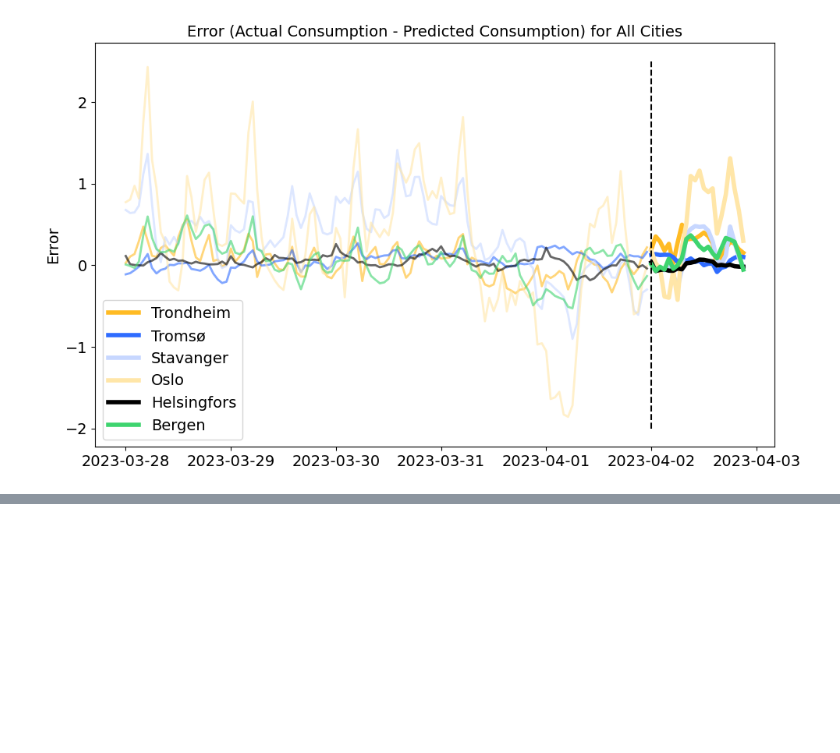
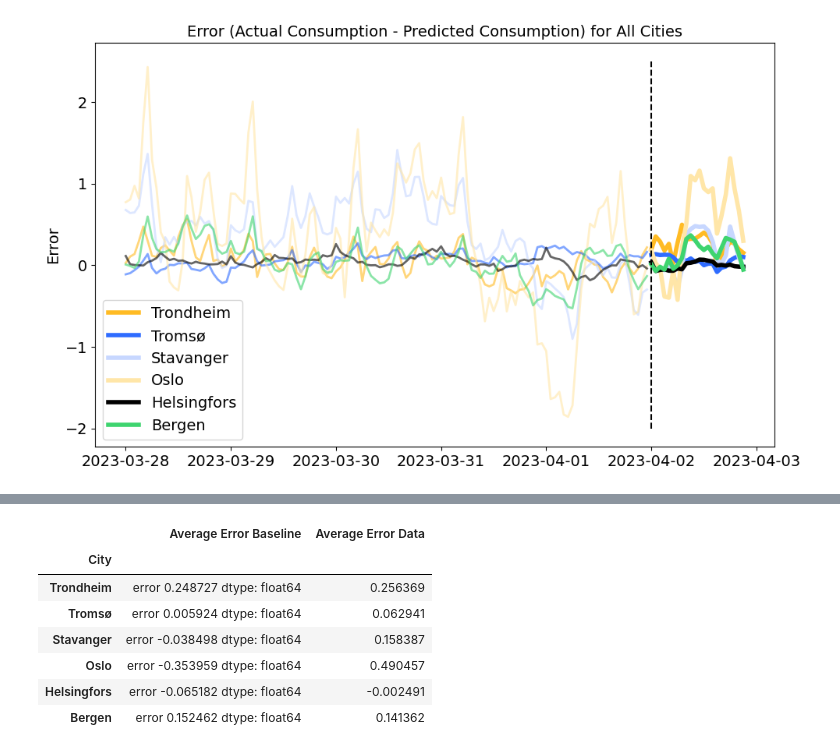
Before and after one commit to elibir/tdt4259-group75, a Jupyter notebook: scripts/error_visualisation.ipynb, the cells around one changed output, grey strips where cells are left out. Saved outputs shown, nothing was run; the diff lists cells and outputs as text; code cells hidden in the pictures; blank space fills up the shorter version.

```diff
--- a/scripts/error_visualisation.ipynb
+++ b/scripts/error_visualisation.ipynb
@@ -60,0 +241,14 @@ plt.show()
+# %%
+# For error_baseline, assuming it's a dictionary of Series:
+average_error_baseline = {city: errors.mean() for city, errors in error_baseline.items()}
+
+# For error_data, assuming it's a dictionary of DataFrames with an 'error' column:
+average_error_data = {city: df['error'].mean() for city, df in error_data.items()}
+# %%
+print("Average Error in Baseline:")
+for city, avg_error in average_error_baseline.items():
+    print(f"{city}: {avg_error}")
+
+print("\nAverage Error in Data:")
+for city, avg_error in average_error_data.items():
+    print(f"{city}: {avg_error}")
@@ -60,0 +273,27 @@ plt.show()
+# %%
+# Calculate average error for each city in error_baseline
+average_error_baseline = {city: series.mean() for city, series in error_baseline.items()}
+
+# Calculate average error for each city in error_data
+average_error_data = {city: df['error'].mean() for city, df in error_data.items()}
+
+# Now, create a DataFrame with the average errors
+df_average_errors = pd.DataFrame({
+    'City': average_error_baseline.keys(),
+    'Average Error Baseline': average_error_baseline.values(),
+    'Average Error Data': average_error_data.values()
+})
+
+# Set the City as the index of the DataFrame
+df_average_errors.set_index('City', inplace=True)
+
+df_average_errors
+# %% [output]
+|  | Average Error Baseline | Average Error Data |
+| City |  |  |
+| Trondheim | error 0.248727 dtype: float64 | 0.256369 |
+| Tromsø | error 0.005924 dtype: float64 | 0.062941 |
+| Stavanger | error -0.038498 dtype: float64 | 0.158387 |
+| Oslo | error -0.353959 dtype: float64 | 0.490457 |
+| Helsingfors | error -0.065182 dtype: float64 | -0.002491 |
+| Bergen | error 0.152462 dtype: float64 | 0.141362 |
```
Also changed, not shown: parts of 8 cells of this notebook, 49 other files.
